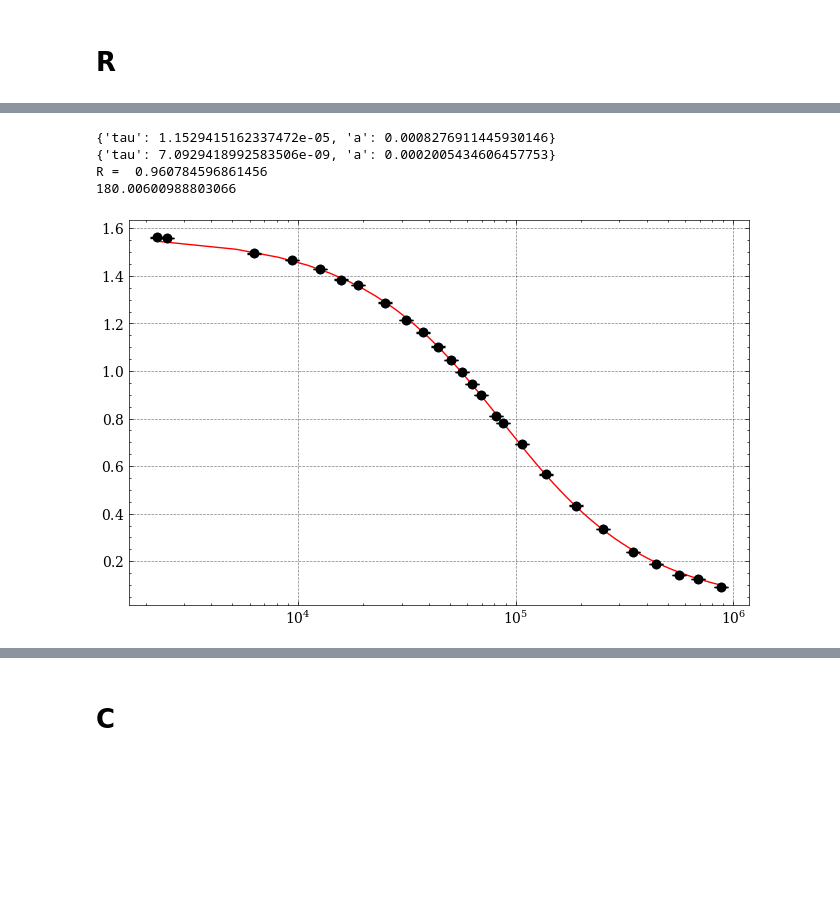
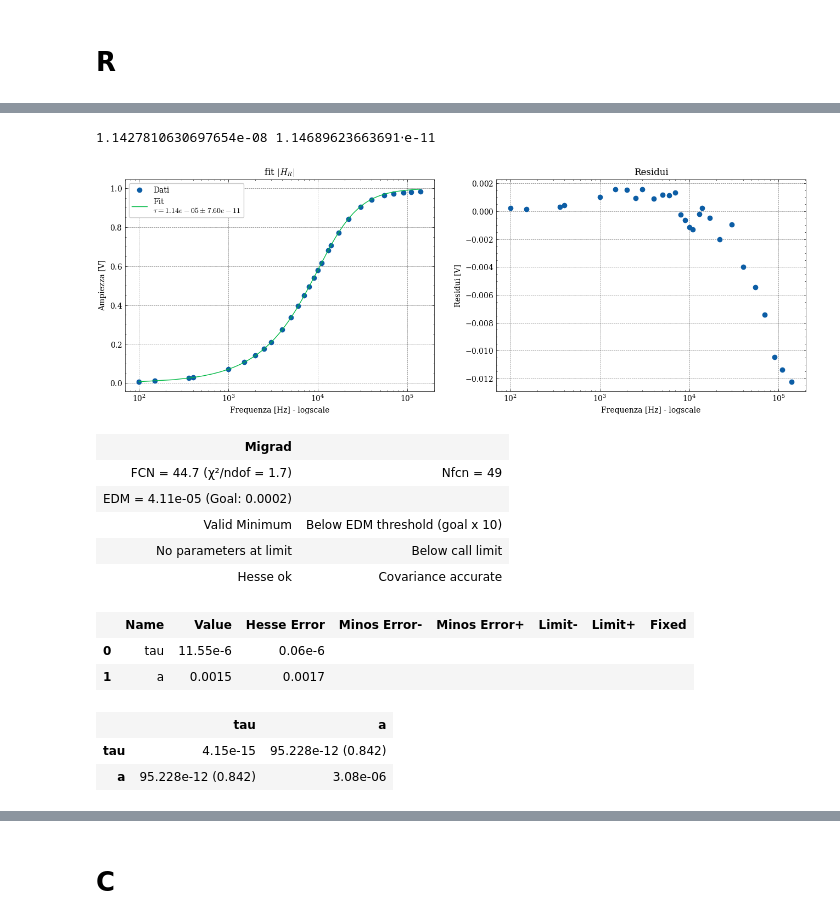
Before and after one commit to Yedi278/Lab2, a Jupyter notebook: Circuiti_3/RC.ipynb, the cells around one changed output, grey strips where cells are left out. Cells and saved outputs as stored; diff of their text form; code cells hidden in the pictures; blank space fills up the shorter version.

```diff
--- a/Circuiti_3/RC.ipynb
+++ b/Circuiti_3/RC.ipynb
@@ -33,16 +59,15 @@ def fase_C(w,tau, a):
 # %%
 if 1:
     path_folder = 'data.leo/RC/'
-    V_res, V_c, fase_res, fase_c, freqs, V_res_err, V_c_err = [], [], [], [], [], [], []
+    V_res, V_c, fase_res, fase_c, freqs, V_res_err, V_c_err, fase_err = [], [], [], [], [], [], [], []
 
     for i in sorted([int(i) for i in os.listdir(path_folder)]):
 
         path = path_folder+str(i)+'/'
 
-        CH1,SGN,MTH, V_SGN, V_MTH, zero_CH1, zero_SGN, zero_MTH, m1, m2, m3, dt_CH1, dt_MTH, V_SGN_err, V_MTH_err = analize(path, i, force=True, prec=1e-8,verbose=True)
+        CH1,SGN,MTH, V_SGN, V_MTH, zero_CH1, zero_SGN, zero_MTH, m1, m2, m3, dt_CH1, dt_MTH, V_SGN_err, V_MTH_err, zero_err = analize(path, i, force=True, prec=1e-9,verbose=True)
 
         # x=np.linspace(np.min(CH1[0]), np.max(CH1[0]), 100)
-
         # plt.figure(figsize=(10,4))
         # plt.plot(x, sine(x, **m1.values.to_dict()), label='CH1 fit', color='red')
         # plt.plot(x, sine(x, **m2.values.to_dict()), label='SGN fit', color='blue')
@@ -66,6 +91,7 @@ if 1:
         fase_res.append(dt_CH1*i*2*np.pi)
         fase_c.append(dt_MTH*i*2*np.pi)
         freqs.append(i)
+        fase_err.append(zero_err)
 
     V_res = np.array(V_res)
     V_c = np.array(V_c)
@@ -74,6 +100,7 @@ if 1:
     fase_res = np.array(fase_res)
     fase_c = np.array(fase_c)
     freqs = np.array(freqs)
+    fase_err = np.array(fase_err)
 # %% [markdown]
 # Modulo $|H|$
 # %%
@@ -147,16 +155,50 @@ C =  1.1494248510647295e-08
-# %%
-f_f = Fit(freqs[2:]*2*np.pi, -fase_res[2:]+ 2*np.pi, fase_R, 0.0005, kwargs={'tau':12e-9*1e3, 'a':0})
-f_f.fit()
-fig, ax = f_f.visualize()
-fig.set_size_inches(8,5)
-print(f.values)
-print(f.errors)
-print('R = ', f_f.values['tau']/12e-6)
-print(f_f.fval/f_f.ndof)
-plt.xscale('log')
-# %% [output]
-{'tau': 1.1529415162337472e-05, 'a': 0.0008276911445930146}
-{'tau': 7.0929418992583506e-09, 'a': 0.0002005434606457753}
-R =  0.960784596861456
-180.00600988803066
-[figure, removed]
+# %%
+c = LeastSquares(freqs*2*np.pi, V_res, V_res_err, H_R)
+f_m = Minuit(c, tau=1e3*12e-9, a=0)
+f_m.fixed['a'] = True
+f_m.migrad()
+f_m.hesse()
+print(f_m.values['tau']/995, '1.14689623663691⋅e-11')
+# %% [output]
+1.1427810630697654e-08 1.14689623663691⋅e-11
+# %%
+plt.subplots(1,2,figsize=(16,5))
+plt.subplot(1,2,1)
+x = np.linspace(np.min(freqs),np.max(freqs),1000)
+plt.plot(freqs, V_res, 'o', label='Dati')
+plt.plot(x, H_R(x*2*np.pi, f_m.values['tau'], f_m.values['a']), label='Fit\n'f'$\\tau = {f_m.values["tau"]:.2e} \pm {f_m.errors["tau"]:.2e}$')
+plt.errorbar(freqs, V_res, yerr=V_res_err, linestyle='None')
+plt.title('fit $|H_R|$')
+plt.xlabel('Frequenza [Hz] - logscale')
+plt.ylabel('Ampiezza [V]')
+plt.xscale('log')
+plt.legend()
+
+plt.subplot(1,2,2)
+res = V_res - H_R(freqs*2*np.pi, f_m.values['tau'], f_m.values['a'])
+plt.scatter(freqs, res)
+plt.title('Residui')
+plt.xlabel('Frequenza [Hz] - logscale')
+plt.ylabel('Residui [V]')
+plt.xscale('log')
+plt.savefig('imgs/RC/H_R_mod.pdf', bbox_inches='tight')
+# %% [output]
+[figure, added]
+# %%
+c = LeastSquares(freqs*2*np.pi, -fase_res + np.pi*2, 0.005, fase_R)
+f_f = Minuit(c, tau=1e3*12e-9, a=0)
+f_f.migrad()
+f_f.hesse()
+# %% [output]
+| Migrad |  |
+| FCN = 44.7 (χ²/ndof = 1.7) | Nfcn = 49 |
+| EDM = 4.11e-05 (Goal: 0.0002) |  |
+| Valid Minimum | Below EDM threshold (goal x 10) |
+| No parameters at limit | Below call limit |
+| Hesse ok | Covariance accurate |
+|  | Name | Value | Hesse Error | Minos Error- | Minos Error+ | Limit- | Limit+ | Fixed |
+| 0 | tau | 11.55e-6 | 0.06e-6 |  |  |  |  |  |
+| 1 | a | 0.0015 | 0.0017 |  |  |  |  |  |
+|  | tau | a |
+| tau | 4.15e-15 | 95.228e-12 (0.842) |
+| a | 95.228e-12 (0.842) | 3.08e-06 |
```
Also changed, not shown: parts of 9 cells of this notebook, 8 other files.
